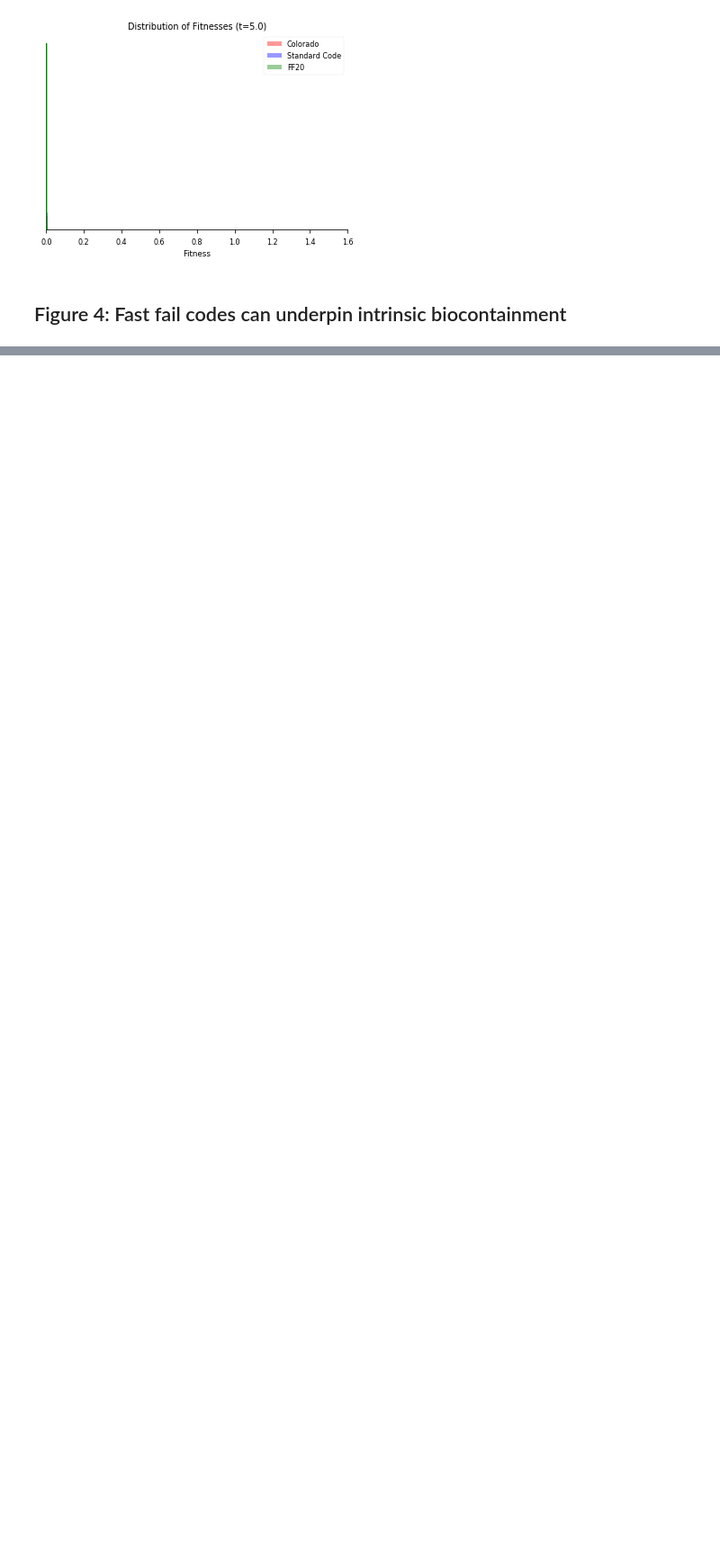
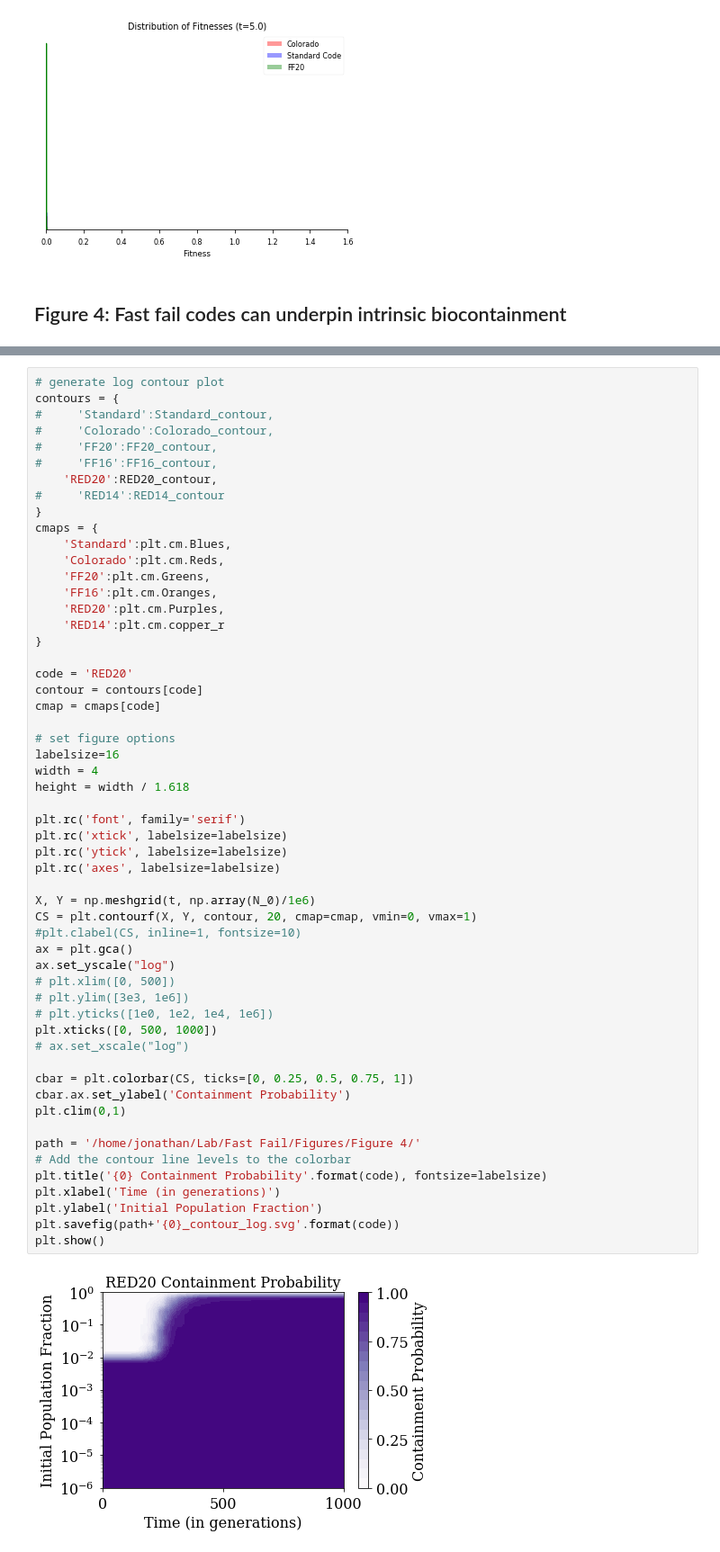
Before and after one commit to EndyLab/codon-tables, a Jupyter notebook: notebooks/fast_fail_figs.ipynb, the cells around one changed output, grey strips where cells are left out. Shown at 90% size. Drawn from its saved outputs; the diff is of its cells as text; blank space fills up the shorter version.

```diff
--- a/notebooks/fast_fail_figs.ipynb
+++ b/notebooks/fast_fail_figs.ipynb
@@ -848,0 +929,57 @@ If you're reading this message in another frontend (for example, a static render
+# %%
+# generate log contour plot
+contours = {
+#     'Standard':Standard_contour,
+#     'Colorado':Colorado_contour,
+#     'FF20':FF20_contour,
+#     'FF16':FF16_contour,
+    'RED20':RED20_contour,
+#     'RED14':RED14_contour
+}
+cmaps = {
+    'Standard':plt.cm.Blues,
+    'Colorado':plt.cm.Reds,
+    'FF20':plt.cm.Greens,
+    'FF16':plt.cm.Oranges,
+    'RED20':plt.cm.Purples,
+    'RED14':plt.cm.copper_r
+}
+
+code = 'RED20'
+contour = contours[code]
+cmap = cmaps[code]
+
+# set figure options
+labelsize=16
+width = 4
+height = width / 1.618
+
+plt.rc('font', family='serif')
+plt.rc('xtick', labelsize=labelsize)
+plt.rc('ytick', labelsize=labelsize)
+plt.rc('axes', labelsize=labelsize)
+
+X, Y = np.meshgrid(t, np.array(N_0)/1e6)
+CS = plt.contourf(X, Y, contour, 20, cmap=cmap, vmin=0, vmax=1)
+#plt.clabel(CS, inline=1, fontsize=10)
+ax = plt.gca()
+ax.set_yscale("log")
+# plt.xlim([0, 500])
+# plt.ylim([3e3, 1e6])
+# plt.yticks([1e0, 1e2, 1e4, 1e6])
+plt.xticks([0, 500, 1000])
+# ax.set_xscale("log")
+
+cbar = plt.colorbar(CS, ticks=[0, 0.25, 0.5, 0.75, 1])
+cbar.ax.set_ylabel('Containment Probability')
+plt.clim(0,1)
+
+path = '/home/jonathan/Lab/Fast Fail/Figures/Figure 4/'
+# Add the contour line levels to the colorbar
+plt.title('{0} Containment Probability'.format(code), fontsize=labelsize)
+plt.xlabel('Time (in generations)')
+plt.ylabel('Initial Population Fraction')
+plt.savefig(path+'{0}_contour_log.svg'.format(code))
+plt.show()
+# %% [output]
+[figure, added]
```
Also changed, not shown: parts of 18 cells of this notebook.
